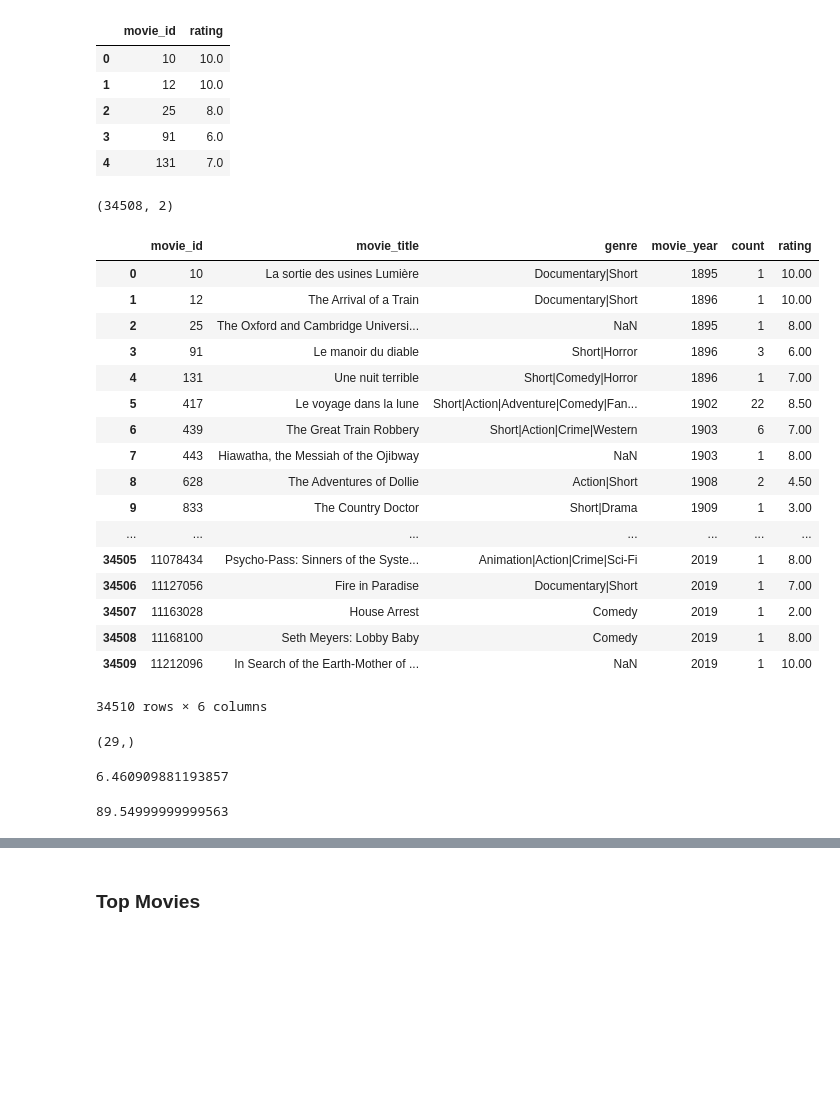
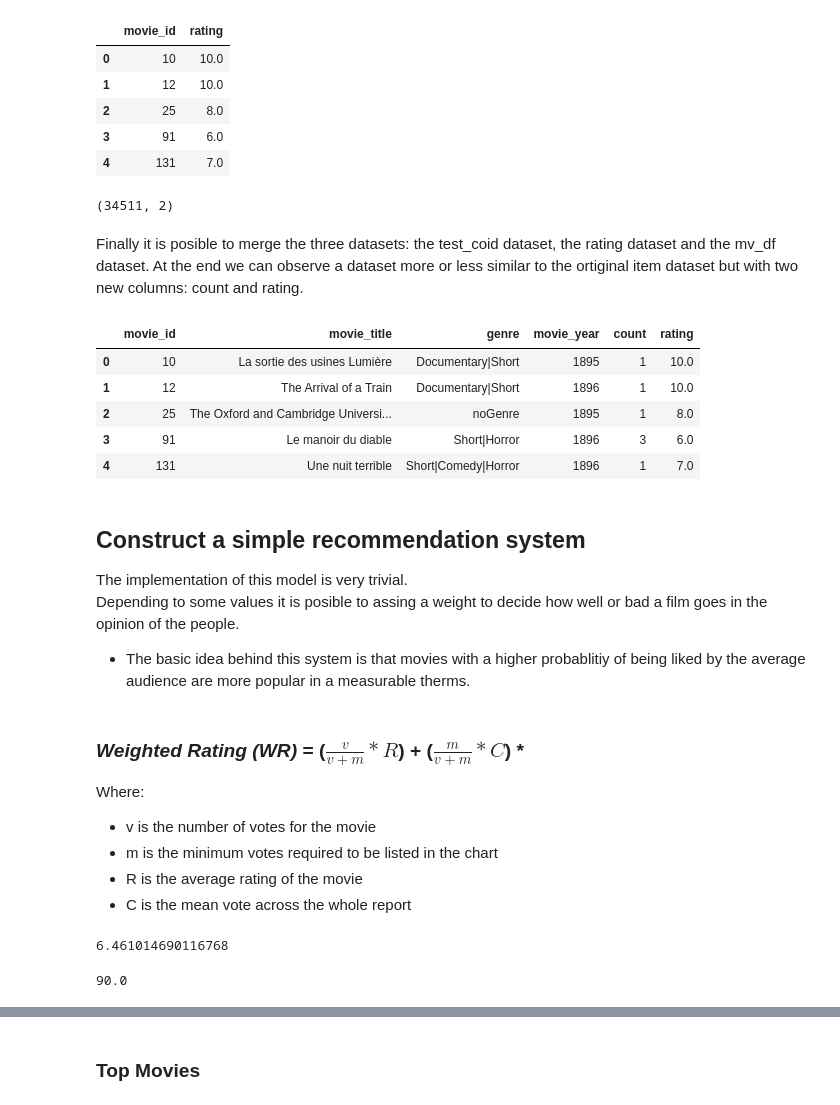
Before and after one commit to AlanItzep/Recommendation_System, a Jupyter notebook: twiter_movie_raiting.ipynb, the cells around one changed output, grey strips where cells are left out. Cells and saved outputs as stored; diff of their text form; code cells hidden in the pictures; blank space fills up the shorter version.

```diff
--- a/twiter_movie_raiting.ipynb
+++ b/twiter_movie_raiting.ipynb
@@ -50,0 +94,2 @@ itm_file.shape
+# %%
+itm_file = itm_file.fillna(value = 'noGenre')
@@ -253,2 +277,0 @@ dtype: int64
-# %%
-df_cross['genre'] = df_cross.fillna('noGenre')
@@ -286,2 +299,0 @@ new_dfcross
-# %%
-new_dfcross.rename(columns={'index': 'genre', 0: 'id'}, inplace=True)
@@ -333,3 +340,7 @@ Index([      'index',     'user_id',    'movie_id',      'rating',
             'Sci-Fi',       'Short',       'Sport',   'Talk-Show',
           'Thriller',         'War',     'Western',     'noGenre'],
       dtype='object')
+# %%
+result = result.drop(['index'], axis=1)
+result = result.drop([0], axis=1)
+result.head()
@@ -414,47 +408,45 @@ rating.head()
 # %%
 rating.shape
 # %% [output]
-(34508, 2)
+(34511, 2)
+# %% [markdown]
+Finally it is posible to merge the three datasets: the test_coid dataset, the rating dataset and the mv_df dataset. At the end we can observe a dataset more or less similar to the ortiginal item dataset but with two new columns: count and rating.
 # %%
 tes_coid = pd.merge(tes_coid,rating, on='movie_id',how='outer')
 tes_coid = pd.merge(mv_df,tes_coid, on='movie_id',how='outer')
-tes_coid
+tes_coid.head()
 # %% [output]
 |  | movie_id | movie_title | genre | movie_year | count | rating |
-| 0 | 10 | La sortie des usines Lumière | Documentary|Short | 1895 | 1 | 10.00 |
-| 1 | 12 | The Arrival of a Train | Documentary|Short | 1896 | 1 | 10.00 |
-| 2 | 25 | The Oxford and Cambridge Universi... | NaN | 1895 | 1 | 8.00 |
-| 3 | 91 | Le manoir du diable | Short|Horror | 1896 | 3 | 6.00 |
-| 4 | 131 | Une nuit terrible | Short|Comedy|Horror | 1896 | 1 | 7.00 |
-| 5 | 417 | Le voyage dans la lune | Short|Action|Adventure|Comedy|Fan... | 1902 | 22 | 8.50 |
-| 6 | 439 | The Great Train Robbery | Short|Action|Crime|Western | 1903 | 6 | 7.00 |
-| 7 | 443 | Hiawatha, the Messiah of the Ojibway | NaN | 1903 | 1 | 8.00 |
-| 8 | 628 | The Adventures of Dollie | Action|Short | 1908 | 2 | 4.50 |
-| 9 | 833 | The Country Doctor | Short|Drama | 1909 | 1 | 3.00 |
-| ... | ... | ... | ... | ... | ... | ... |
-| 34505 | 11078434 | Psycho-Pass: Sinners of the Syste... | Animation|Action|Crime|Sci-Fi | 2019 | 1 | 8.00 |
-| 34506 | 11127056 | Fire in Paradise | Documentary|Short | 2019 | 1 | 7.00 |
-| 34507 | 11163028 | House Arrest | Comedy | 2019 | 1 | 2.00 |
-| 34508 | 11168100 | Seth Meyers: Lobby Baby | Comedy | 2019 | 1 | 8.00 |
-| 34509 | 11212096 | In Search of the Earth-Mother of ... | NaN | 2019 | 1 | 10.00 |
+| 0 | 10 | La sortie des usines Lumière | Documentary|Short | 1895 | 1 | 10.0 |
+| 1 | 12 | The Arrival of a Train | Documentary|Short | 1896 | 1 | 10.0 |
+| 2 | 25 | The Oxford and Cambridge Universi... | noGenre | 1895 | 1 | 8.0 |
+| 3 | 91 | Le manoir du diable | Short|Horror | 1896 | 3 | 6.0 |
+| 4 | 131 | Une nuit terrible | Short|Comedy|Horror | 1896 | 1 | 7.0 |
-34510 rows × 6 columns
-# %%
-df = tes_coid[tes_coid['genre'] == 'Romance']
-df.sort_values(by=['count'],ascending=False)
-# %% [output]
-(29,)
+# %% [markdown]
+## Construct a simple recommendation system
+The implementation of this model is very trivial.
+Depending to some values it is posible to assing a weight to decide how well or bad a film goes in the opinion of the people.
+
+* The basic idea behind this system is that movies with a higher probablitiy of being liked by the average audience are more popular in a measurable therms.
+# %% [markdown]
+### *Weighted Rating (WR)* = ($\frac{v}{v+m}*R$) + ($\frac{m}{v+m}*C$) *
+Where:
+  * v is the number of votes for the movie
+  * m is the minimum votes required to be listed in the chart
+  * R is the average rating of the movie
+  * C is the mean vote across the whole report
 # %%
 vote_counts = tes_coid[tes_coid['count'].notnull()]['count'].astype('int')
 vote_avergs = tes_coid[tes_coid['rating'].notnull()]['rating'].astype('int')
 C = vote_avergs.mean()
 C
 # %% [output]
-6.460909881193857
+6.461014690116768
 # %%
 m= vote_counts.quantile(0.95)
 m
 # %% [output]
-89.54999999999563
+90.0
 # %%
 qualified = tes_coid[(tes_coid['count'] >= m) &
                   (tes_coid['count'].notnull())&
```
Also changed, not shown: parts of 82 cells of this notebook.
